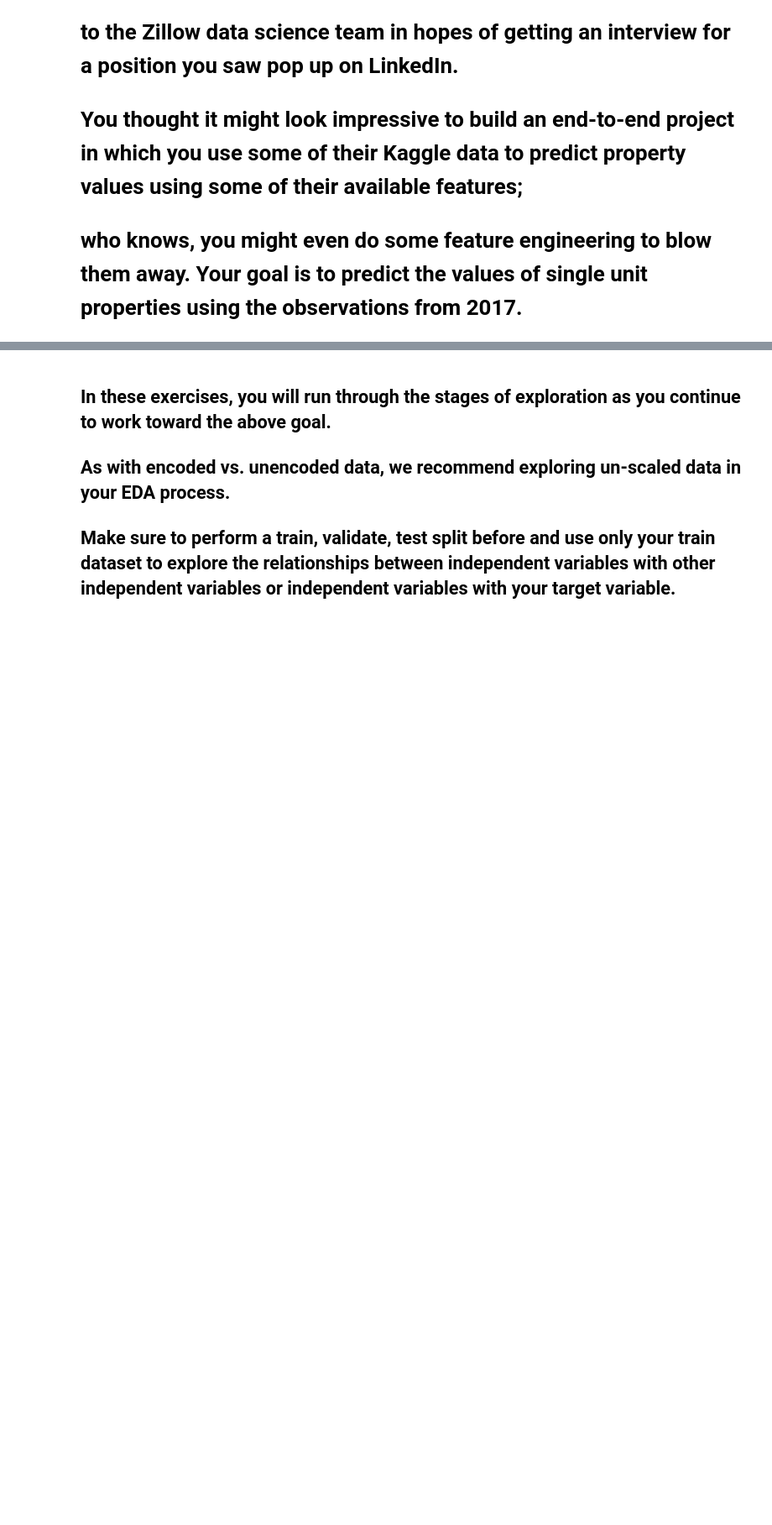
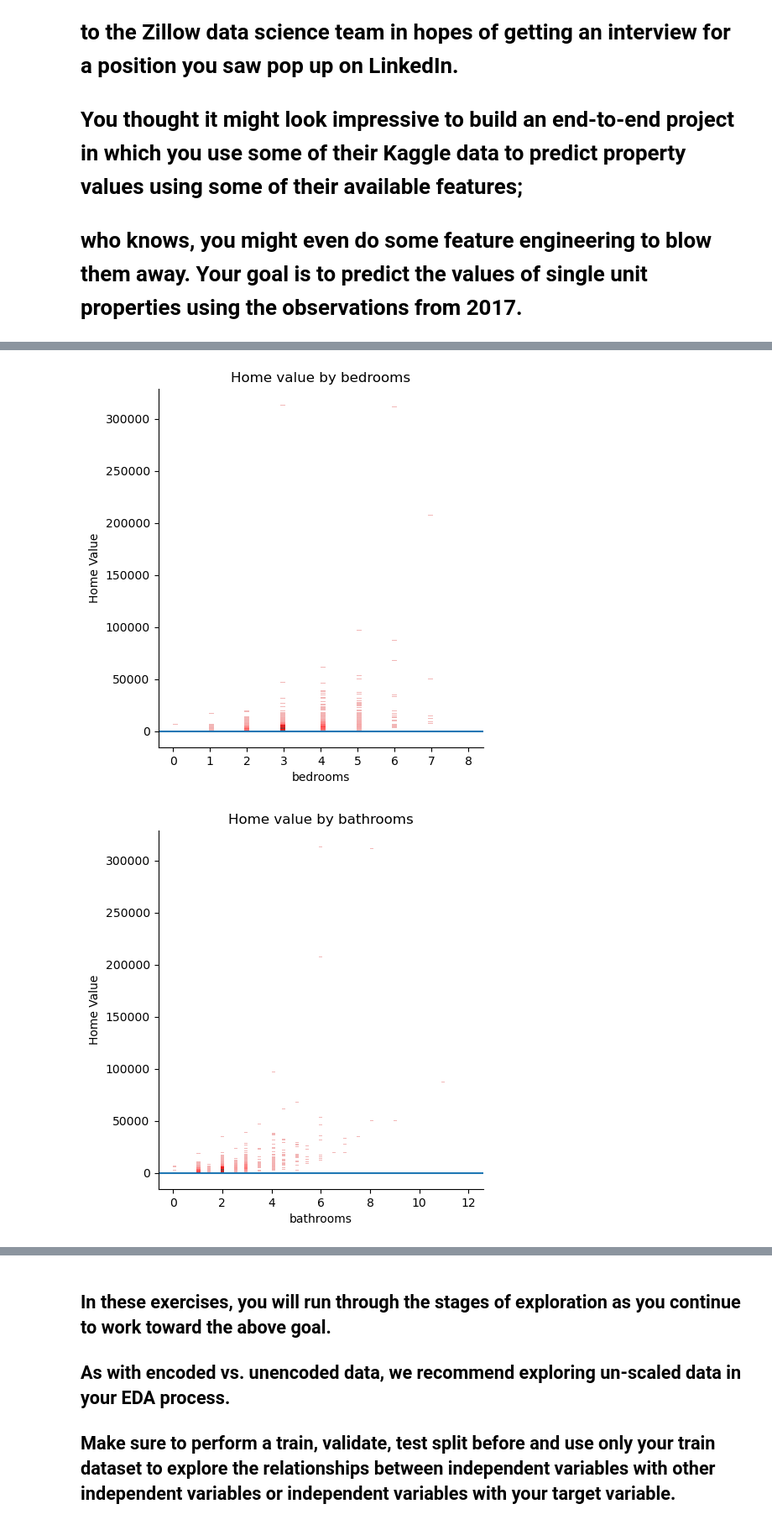
Before and after one commit to Fermin-Garcia/regression-exercises, a Jupyter notebook: Exploratory.ipynb, the cells around one changed output, grey strips where cells are left out. Shown at 84% size. Drawn from its saved outputs; the diff is of its cells as text; code cells hidden in the pictures; blank space fills up the shorter version.

```diff
--- a/Exploratory.ipynb
+++ b/Exploratory.ipynb
@@ -23,0 +78,11 @@ df = train.sample(30000)
+# %%
+for cols in train.columns:
+    sns.displot( x = train[cols], y= train['tax_amount'], color= 'red')
+    plt.xlabel(cols)
+    plt.ylabel('Home Value')
+    plt.title(f'Home value by {cols}')
+    plt.axhline(y=0)
+    plt.show()
+# %% [output]
+[figure, added]
+[figure, added]
```
Also changed, not shown: parts of 21 cells of this notebook, 5 other files.
